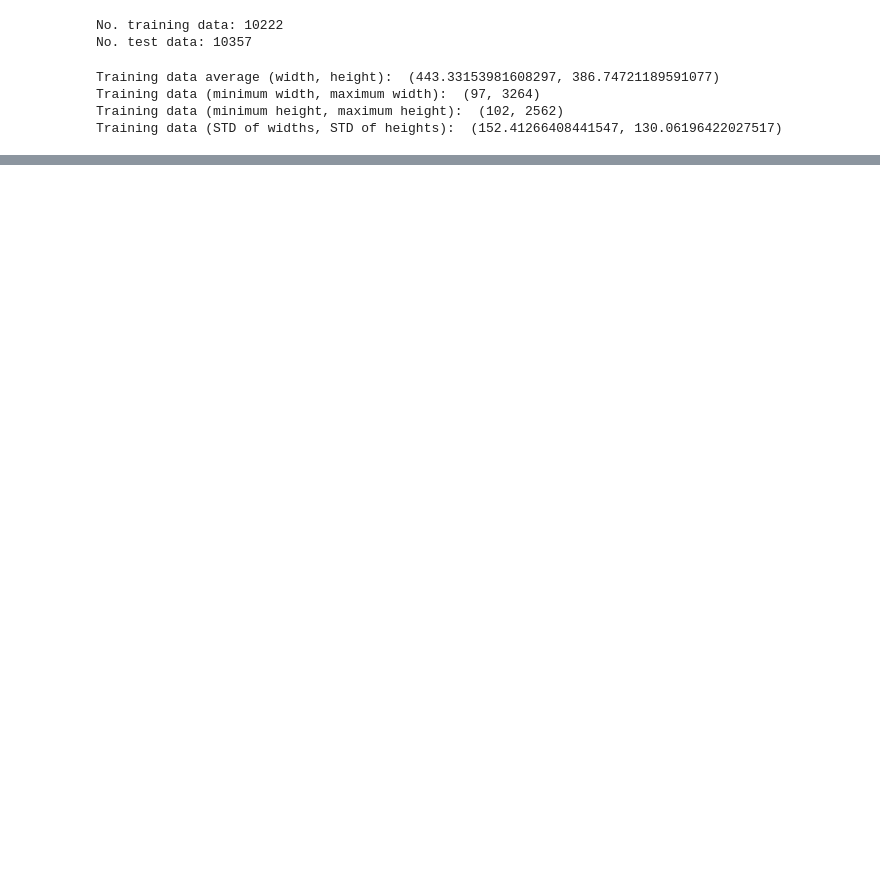
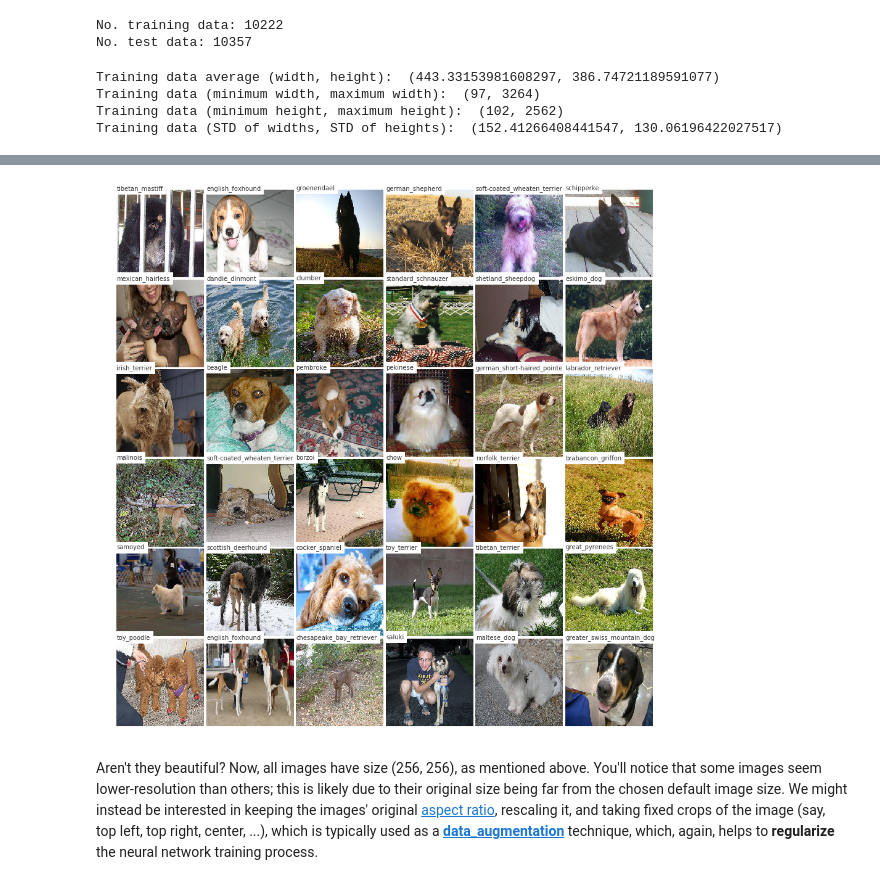
Before and after one commit to djsaunde/Kaggle-Competitions, a Jupyter notebook: Dog Breed Identification/code/Data Exploration.ipynb, the cells around one changed output, grey strips where cells are left out. Drawn from its saved outputs; the diff is of its cells as text; code cells hidden in the pictures; blank space fills up the shorter version.

```diff
--- a/Dog Breed Identification/code/Data Exploration.ipynb
+++ b/Dog Breed Identification/code/Data Exploration.ipynb
@@ -102,0 +209,5 @@ Interestingly, the data varies dramatically in size, but most are concentrated a
+# %%
+# Create a mapping from dog breeds (image categories) to unique integer labels.
+breeds = sorted(train_labels['breed'].unique())
+class_map = { breed : idx for idx, breed in enumerate(breeds) }
+inverse_class_map = { idx : breed for breed, idx in class_map.items()}
@@ -102,0 +256,29 @@ Interestingly, the data varies dramatically in size, but most are concentrated a
+# %%
+# Reload the validation images and labels.
+X_valid = np.load(os.path.join('..', 'data', 'X_valid.npy'))
+y_valid = np.load(os.path.join('..', 'data', 'y_valid.npy'))
+
+# Number of images to display in a __square__ grid.
+n_im = 36
+n_im_sqrt = int(np.sqrt(n_im))
+
+# Take a sample of `n_im` images and corresponding labels from the validation data.
+sample_idxs = np.random.choice(X_valid.shape[0], size=n_im, replace=False)
+X = X_valid[sample_idxs]
+y = y_valid[sample_idxs]
+
+# Create an ImageGrid of the sampled validation images
+# with their corresponding categorical labels.
+fig = plt.figure(1, figsize=(16, 16))
+grid = ImageGrid(fig, 111, nrows_ncols=(n_im_sqrt, n_im_sqrt), axes_pad=0.05)
+for idx in range(n_im):
+    ax = grid[idx]
+    ax.imshow(X[idx] / 255)
+    ax.axis('off')
+
+    int_label = np.argmax(y[idx])
+    ax.text(0, 0, '%s' % inverse_class_map[int_label], color='k', backgroundcolor='w', alpha=0.8)
+# %% [output]
+[figure, added]
+# %% [markdown]
+Aren't they beautiful? Now, all images have size (256, 256), as mentioned above. You'll notice that some images seem lower-resolution than others; this is likely due to their original size being far from the chosen default image size. We might instead be interested in keeping the images' original [aspect ratio](https://en.wikipedia.org/wiki/Aspect_ratio_(image)), rescaling it, and taking fixed crops of the image (say, top left, top right, center, ...), which is typically used as a [__data_augmentation__](https://www.quora.com/What-does-the-term-data-Augmentation-mean-in-the-context-of-Machine-Learning) technique, which, again, helps to __regularize__ the neural network training process.
```
Also changed, not shown: parts of 22 cells of this notebook, 1 other file.
